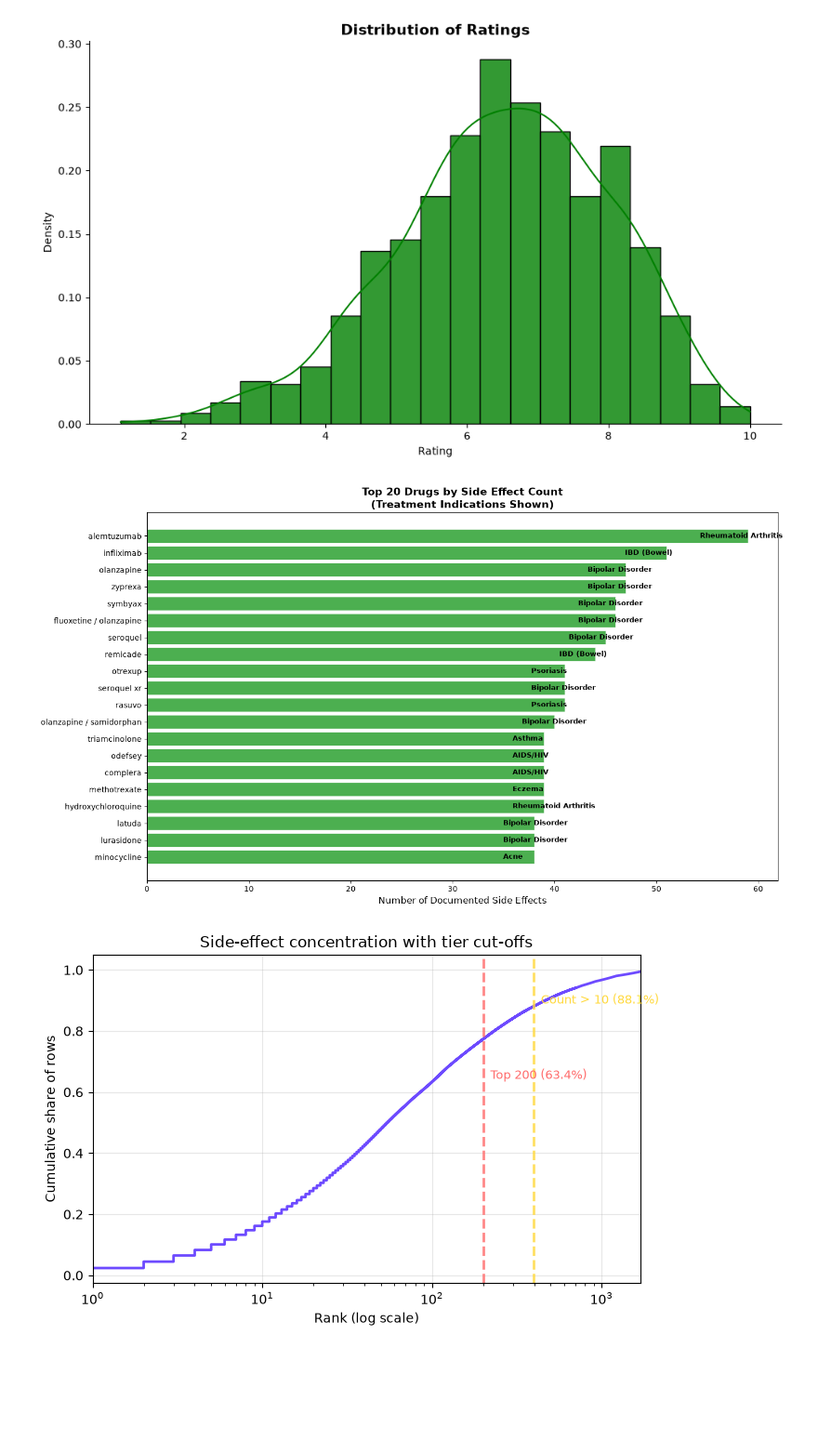
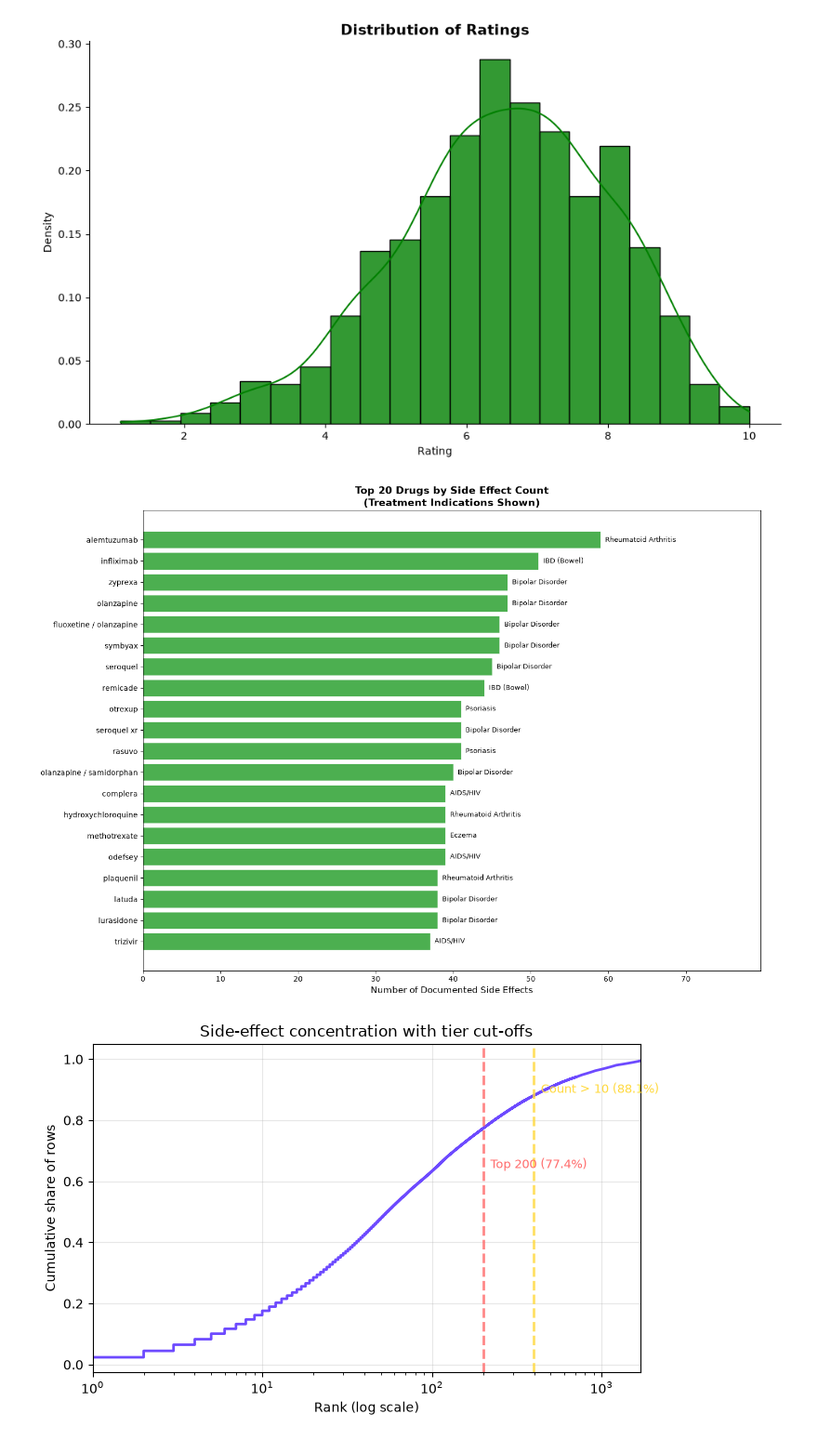
Before and after one commit to hlstrang/drugs_and_side_effects, a Jupyter notebook: workbook.ipynb, the cells around one changed output. Shown at 93% size. Cells and saved outputs as stored; diff of their text form; code cells hidden in the pictures; blank space fills up the shorter version.

```diff
--- a/workbook.ipynb
+++ b/workbook.ipynb
@@ -1052,7 +1050,18 @@ final["csa"] = final["csa"].replace("M", "N")
 # %%
 ## Exploratory Data Analysis: Visualisations
 # Top Reviewed Drugs
-drug_reviews = final.groupby("drug_name")["no_of_reviews"].sum().reset_index()
+# Change dataframe to one row per drug
+drug_level = (
+    final
+    .groupby(
+        ["drug_name", "medical_condition", "drug_classes", "rx_otc",
+         "pregnancy_category", "csa", "rating", "no_of_reviews"],
+        dropna=False
+    )
+    .agg(n_side_effects=("side_effects", "nunique"))
+    .reset_index()
+)
+drug_reviews = drug_level.groupby("drug_name")["no_of_reviews"].sum().reset_index()
 top_reviewed_drugs = drug_reviews.nlargest(10, "no_of_reviews")
 fig = create_vbar_plot(
     top_reviewed_drugs,
@@ -1143,57 +1152,47 @@ plt.show()
 [figure]
 # %%
 def create_drug_side_effect_plot(plot_data: pd.DataFrame,
-                                  figsize: tuple = None) -> plt.Figure:
+                                 figsize: tuple = None) -> plt.Figure:
     """Horizontal bar plot with treatment condition annotations."""
-    fig, ax = plt.subplots(figsize=figsize or PLOT_CONFIG["figure_large"])
+    plot_data = (plot_data
+                 .sort_values("n_side_effects", ascending=False)
+                 .head(20))
 
-    bars = ax.barh(
-        plot_data["drug_name"],
-        plot_data["num_side_effects"],
-        color=PLOT_CONFIG["bar_color_green"],
-        edgecolor="white",
-        linewidth=0.5
-    )
+    fig, ax = plt.subplots(figsize=(14, 10))
+    max_val = plot_data["n_side_effects"].max()
 
-    for idx, row in plot_data.iterrows():
-        cond_text = row["primary_condition"][:30] + "..." if len(row["primary_condition"]) > 30 else row["primary_condition"]
-        ax.text(
-            row["num_side_effects"] * 0.92, idx,
-            cond_text,
-            va="center",
-            fontsize=9,
-            color="black",
-            fontweight="bold"
-        )
+    ax.barh(plot_data["drug_name"], plot_data["n_side_effects"],
+            color=PLOT_CONFIG["bar_color_green"],
+            edgecolor="white", linewidth=0.5)
 
+    for pos, (_, row) in enumerate(plot_data.iterrows()):
+        cond = str(row["primary_condition"] or "Unknown")
+        if len(cond) > 30:
+            cond = cond[:30] + "..."
+        ax.text(row["n_side_effects"] + max_val * 0.01, pos, cond,
+                va="center", ha="left", fontsize=9)
+
+    ax.set_xlim(0, max_val * 1.35)
     ax.set_xlabel("Number of Documented Side Effects", fontsize=12)
     ax.set_title("Top 20 Drugs by Side Effect Count\n(Treatment Indications Shown)",
                  fontsize=14, fontweight="bold")
     ax.invert_yaxis()
     plt.tight_layout()
     return fig
-
-side_effect_counts = (
-    final.groupby("drug_name")["side_effects"]
-    .count()
-    .sort_values(ascending=False)
-    .head(20)
-    .reset_index(name="num_side_effects")
-)
 
 drug_conditions = (
     final.groupby("drug_name")["medical_condition"]
     .agg(lambda x: x.value_counts().index[0] if len(x) > 0 else "Unknown")
     .reset_index()
     .rename(columns={"medical_condition": "primary_condition"})
 )
 
-plot_data = side_effect_counts.merge(drug_conditions, on="drug_name")
+plot_data = drug_level.merge(drug_conditions, on="drug_name")
 
 fig = create_drug_side_effect_plot(plot_data)
-plt.show(fig)
+plt.show()
 # %% [output]
-[figure, old version]
+[figure, new version]
 # %%
 counts = final["side_effects"].value_counts()
 total_rows = counts.sum()
```
Also changed, not shown: parts of 8 cells of this notebook, 2 other files.
